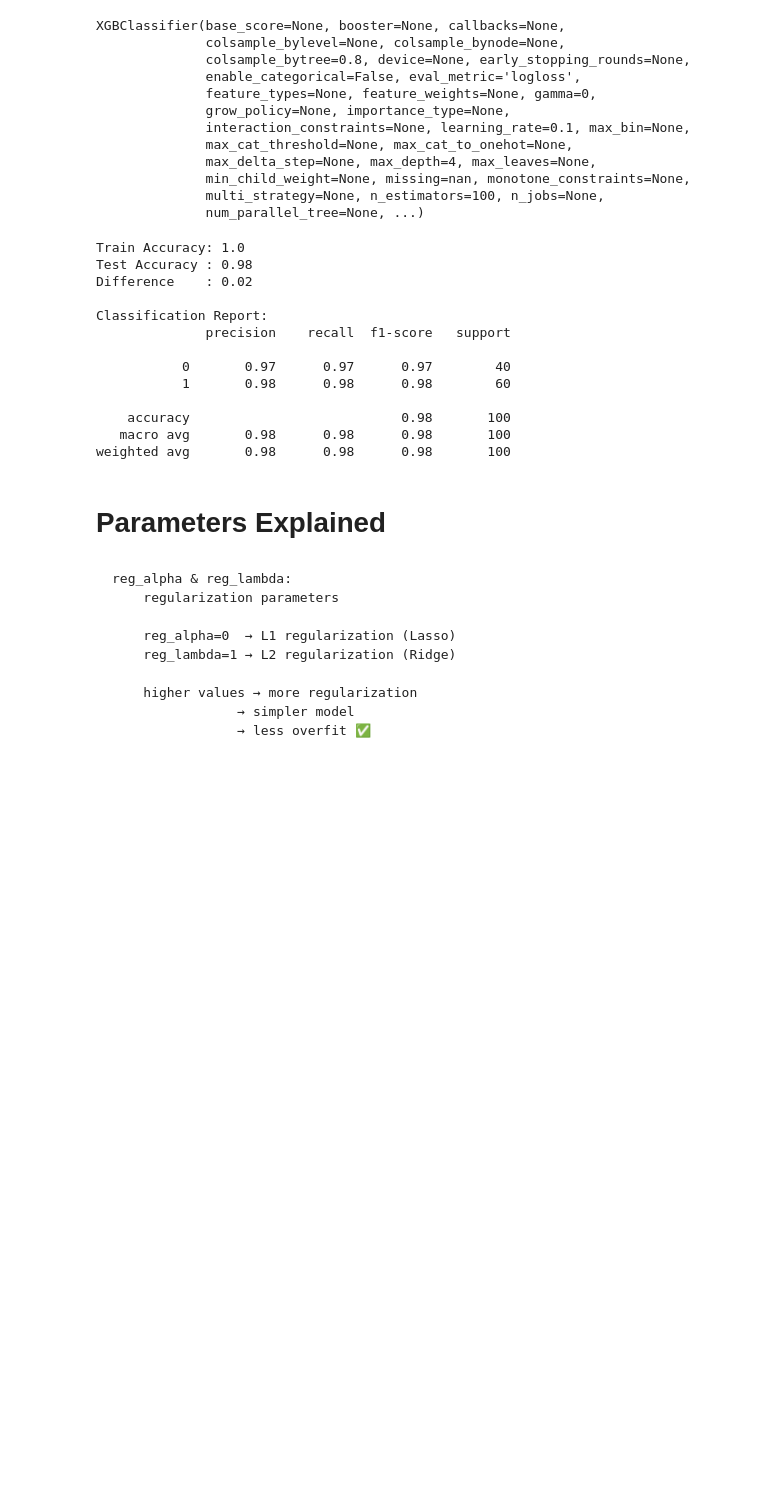
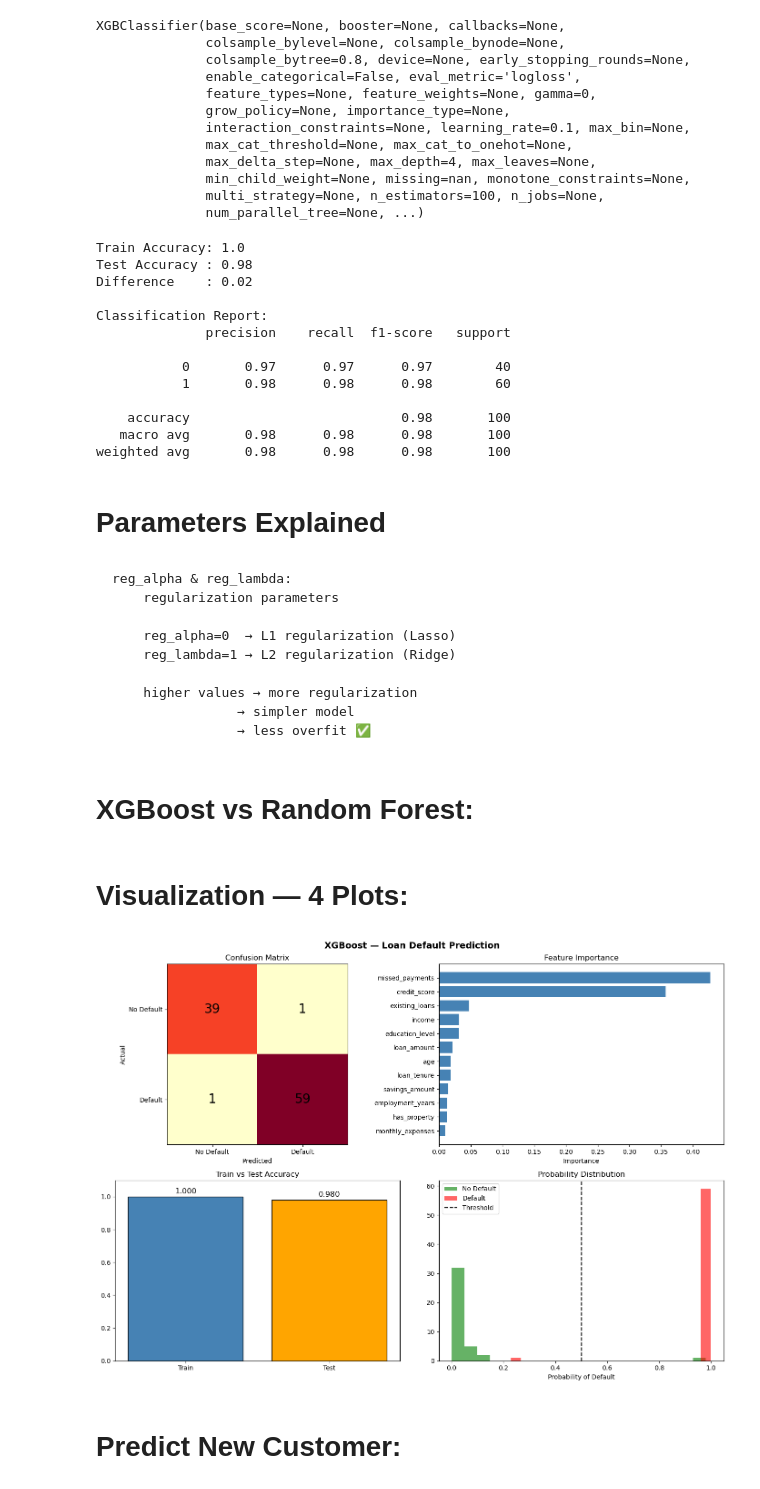
Before and after one commit to ashabakshi/ML_Learning_Clear_basics-, a Jupyter notebook: 08_XGboost.ipynb, the cells around one changed output. Drawn from its saved outputs; the diff is of its cells as text; code cells hidden in the pictures; blank space fills up the shorter version.

Commit message:
xgboost

```diff
--- a/08_XGboost.ipynb
+++ b/08_XGboost.ipynb
@@ -286,3 +286,5 @@ weighted avg       0.98      0.98      0.98       100
         higher values → more regularization
                     → simpler model
                     → less overfit ✅
+# %% [markdown]
+# XGBoost vs Random Forest:
@@ -288,0 +301,68 @@ weighted avg       0.98      0.98      0.98       100
+# %% [markdown]
+# Visualization — 4 Plots:
+# %%
+fig, axes = plt.subplots(2, 2, figsize=(14, 10))
+
+# Plot 1 — Confusion Matrix
+cm = confusion_matrix(y_test, y_pred)
+axes[0,0].imshow(cm, cmap="YlOrRd")
+axes[0,0].set_title("Confusion Matrix")
+axes[0,0].set_xlabel("Predicted")
+axes[0,0].set_ylabel("Actual")
+axes[0,0].set_xticks([0,1])
+axes[0,0].set_yticks([0,1])
+axes[0,0].set_xticklabels(["No Default","Default"])
+axes[0,0].set_yticklabels(["No Default","Default"])
+for i in range(2):
+    for j in range(2):
+        axes[0,0].text(j, i, cm[i,j],
+                      ha="center", va="center",
+                      color="black", fontsize=20)
+
+# Plot 2 — Feature Importance
+feat_imp = pd.DataFrame({
+    "feature"   : X.columns,
+    "importance": model.feature_importances_
+}).sort_values("importance", ascending=True)
+
+axes[0,1].barh(feat_imp["feature"],
+               feat_imp["importance"],
+               color="steelblue")
+axes[0,1].set_title("Feature Importance")
+axes[0,1].set_xlabel("Importance")
+
+# Plot 3 — Train vs Test
+axes[1,0].bar(["Train","Test"],
+              [train_acc, test_acc],
+              color=["steelblue","orange"],
+              edgecolor="black")
+axes[1,0].set_title("Train vs Test Accuracy")
+axes[1,0].set_ylim([0, 1.1])
+for i, v in enumerate([train_acc, test_acc]):
+    axes[1,0].text(i, v+0.02, f"{v:.3f}",
+                   ha="center", fontsize=12)
+
+# Plot 4 — Probability Distribution
+axes[1,1].hist(y_prob[:,1][y_test==0],
+               bins=20, alpha=0.6,
+               color="green",
+               label="No Default")
+axes[1,1].hist(y_prob[:,1][y_test==1],
+               bins=20, alpha=0.6,
+               color="red",
+               label="Default")
+axes[1,1].axvline(x=0.5, color="black",
+                  linestyle="--",
+                  label="Threshold")
+axes[1,1].set_title("Probability Distribution")
+axes[1,1].set_xlabel("Probability of Default")
+axes[1,1].legend()
+
+plt.suptitle("XGBoost — Loan Default Prediction",
+             fontsize=14, fontweight="bold")
+plt.tight_layout()
+plt.show()
+# %% [output]
+[figure, added]
+# %% [markdown]
+# Predict New Customer:
```
Also changed, not shown: parts of 3 cells of this notebook.
